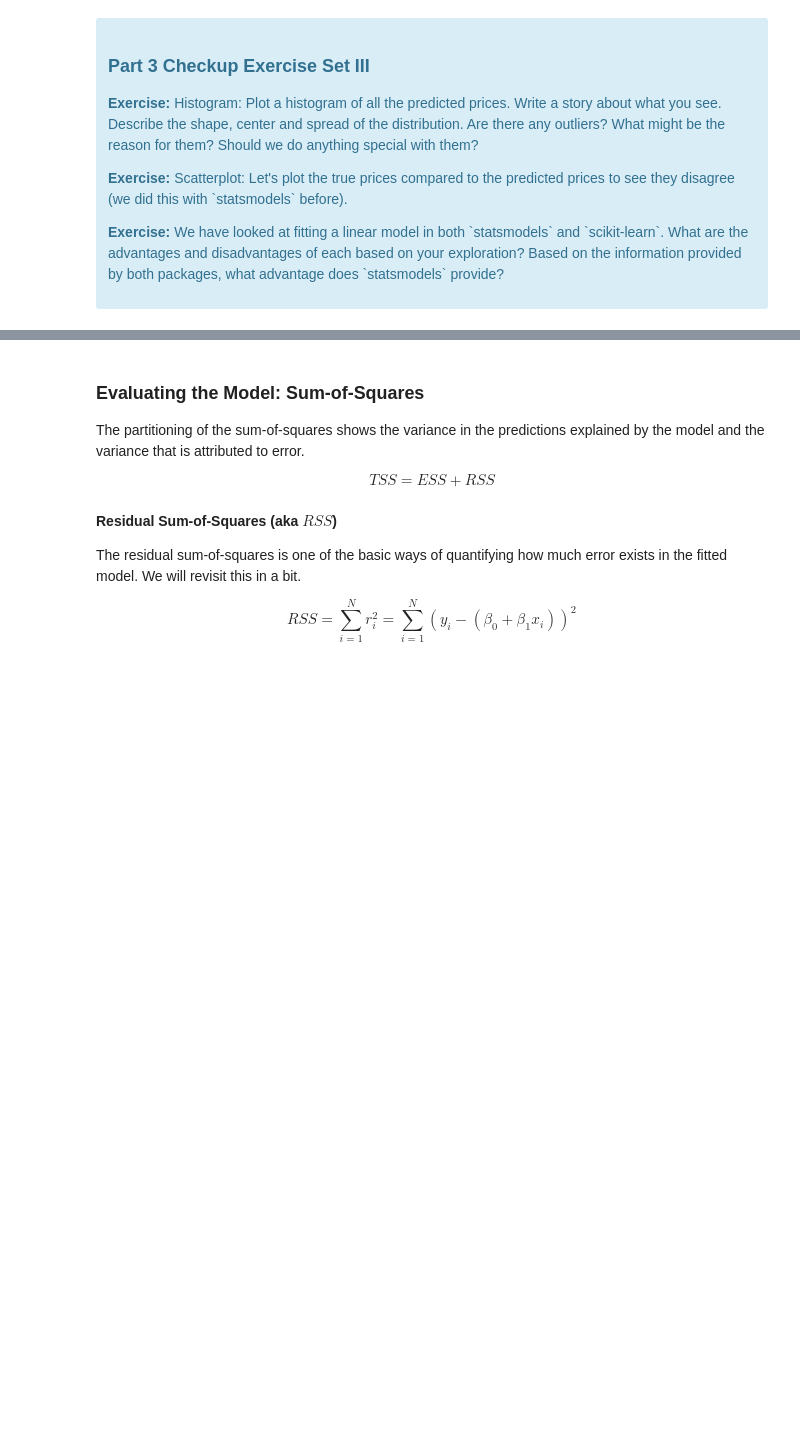
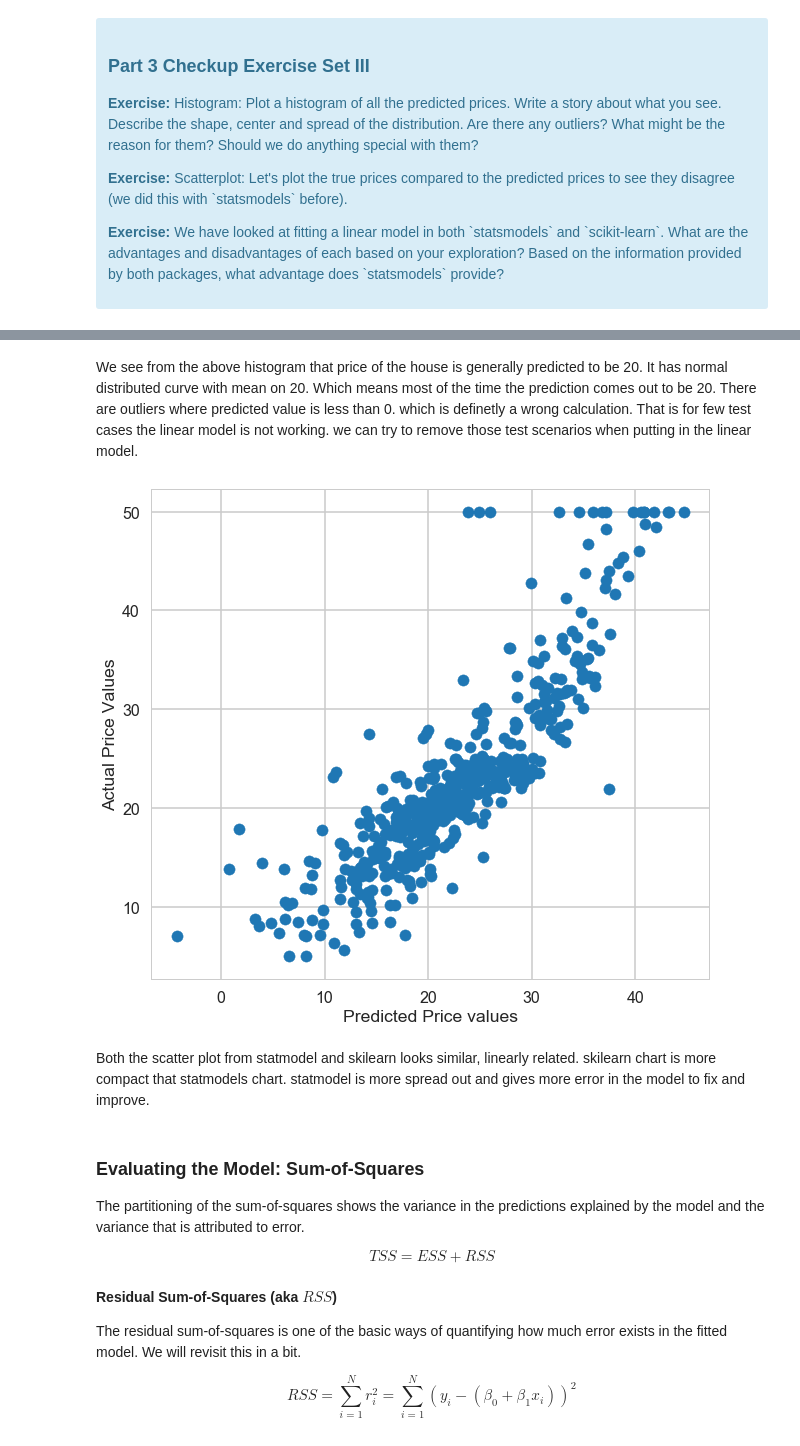
Before and after one commit to ravic1982/Springboard-Exercise, a Jupyter notebook: Mini_Project_Linear_Regression.ipynb, the cells around one changed output, grey strips where cells are left out. Cells and saved outputs as stored; diff of their text form; code cells hidden in the pictures; blank space fills up the shorter version.

```diff
--- a/Mini_Project_Linear_Regression.ipynb
+++ b/Mini_Project_Linear_Regression.ipynb
@@ -556,3 +623,15 @@ lm.predict(X)[0:5]
+# %% [markdown]
+We see from the above histogram that price of the house is generally predicted to be 20. It has normal distributed curve with mean on 20. Which means most of the time the prediction comes out to be 20. There are outliers where predicted value is less than 0. which is definetly a wrong calculation. That is for few test cases the linear model is not working. we can try to remove those test scenarios when putting in the linear model.
+# %%
+plt.figure(figsize=(10,9))
+plt.scatter(lm.predict(X),bos['PRICE'])
+plt.xlabel('Predicted Price values')
+plt.ylabel('Actual Price Values')
+plt.show()
+# %% [output]
+[figure, added]
+# %% [markdown]
+Both the scatter plot from statmodel and skilearn looks similar, linearly related. skilearn chart is more compact that statmodels chart. statmodel is more spread out and gives more error in the model to fix and improve.
 # %% [markdown]
 ### Evaluating the Model: Sum-of-Squares
 
```
Also changed, not shown: parts of 28 cells of this notebook.
